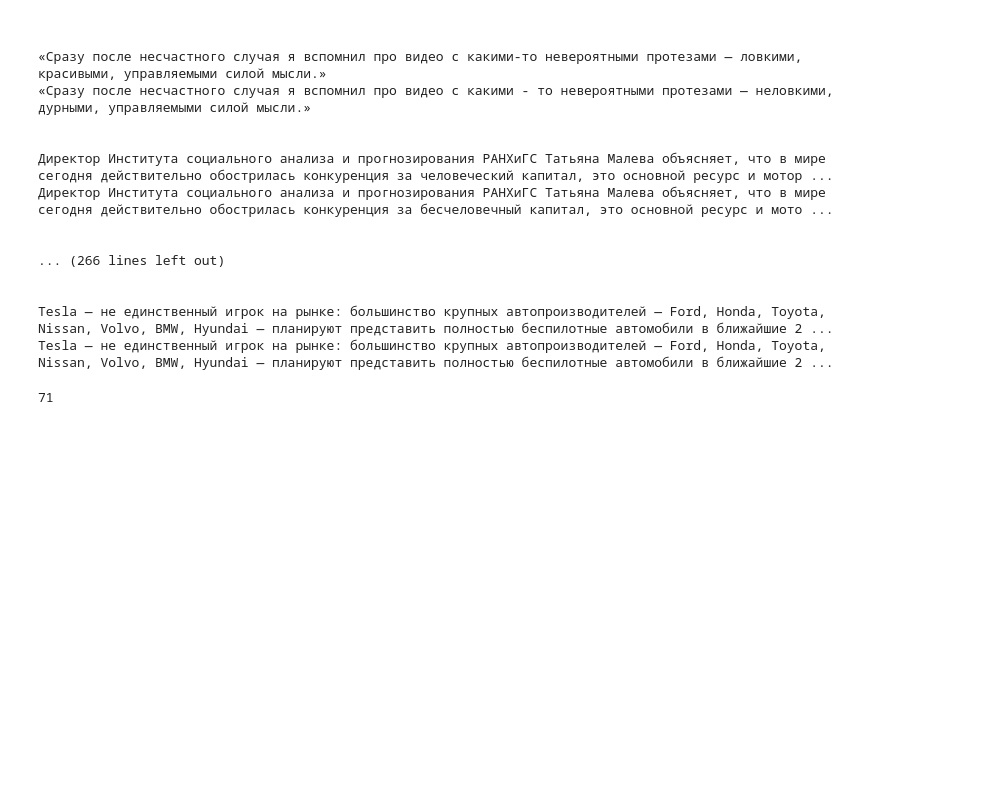
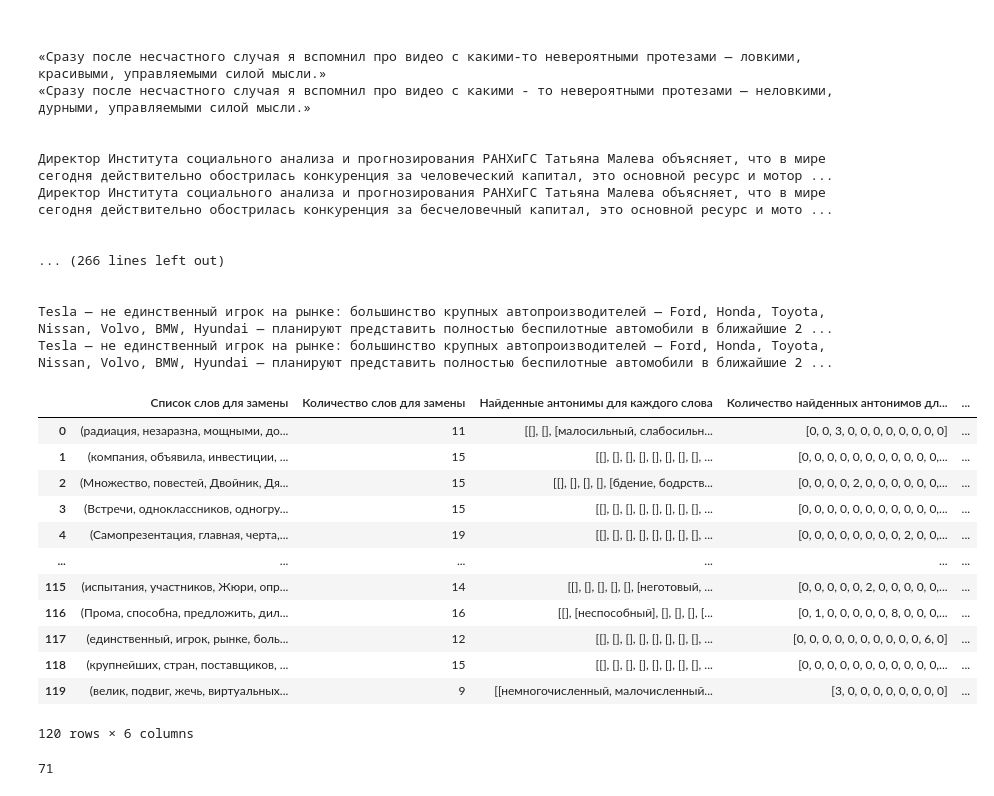
Before and after one commit to zvrva/CEFR-ANALYZER-RESEARCH-NOTEBOOKS, a Jupyter notebook: augmentation/synonyms-and-antonyms/augment-with-ruwordnet-antonyms.ipynb, the cells around one changed output. Saved outputs shown, nothing was run; the diff lists cells and outputs as text; code cells hidden in the pictures; blank space fills up the shorter version.

```diff
--- a/augmentation/synonyms-and-antonyms/augment-with-ruwordnet-antonyms.ipynb
+++ b/augmentation/synonyms-and-antonyms/augment-with-ruwordnet-antonyms.ipynb
@@ -275,6 +276,13 @@ def inflect_antonym_like(source_word, ranked_antonyms):
 # %%
 augmented_texts = []
 texts = []
+
+LIST_WORDS_TO_REPLACE = []
+LEN_WORDS_TO_REPLACE = []
+ANTONYMS_COUNT = []
+FOUNDED_ANTONYMS = []
+RANKED_ANTONYMS = []
+CHANGED_ANTONYM = []
 
 for text in texts_to_augment:
     tokens = tokenize(text)
@@ -284,19 +292,39 @@ for text in texts_to_augment:
         if is_replaceable_word(tokens[idx]):
             words_to_replace[idx] = word
 
+    LEN_WORDS_TO_REPLACE.append(len(words_to_replace))
+    LIST_WORDS_TO_REPLACE.append(words_to_replace.values())
+
     words_to_antonyms = {}
 
     to_print = {}
 
+    ant_count =  []
+    founded_ant = []
+    ranked_ant = []
+    changed_ant = []
+
     for key in words_to_replace.keys():
         antonyms = get_antonyms(tokens[key])
         ranked_antonyms = rank_antonyms(antonyms)
+
+        ant_count.append(len(antonyms))
+        founded_ant.append(antonyms)
+        ranked_ant.append(ranked_antonyms)
 
         if len(ranked_antonyms) > 0:
 
             new_form = inflect_antonym_like(words_to_replace[key], ranked_antonyms)
             if new_form:
                 words_to_antonyms[key] = new_form
+                changed_ant.append(new_form)
+            else:
+                changed_ant.append('')
+
+    ANTONYMS_COUNT.append(ant_count)
+    FOUNDED_ANTONYMS.append(founded_ant)
+    RANKED_ANTONYMS.append(ranked_ant)
+    CHANGED_ANTONYM.append(changed_ant)
 
     new_text = []
 
@@ -333,3 +361,28 @@ for text in texts_to_augment:
 
 Tesla — не единственный игрок на рынке: большинство крупных автопроизводителей — Ford, Honda, Toyota, Nissan, Volvo, BMW, Hyundai — планируют представить полностью беспилотные автомобили в ближайшие 2 ...
 Tesla — не единственный игрок на рынке: большинство крупных автопроизводителей — Ford, Honda, Toyota, Nissan, Volvo, BMW, Hyundai — планируют представить полностью беспилотные автомобили в ближайшие 2 ...
+# %%
+stats_df = pd.DataFrame()
+
+stats_df['Список слов для замены'] = LIST_WORDS_TO_REPLACE
+stats_df['Количество слов для замены'] = LEN_WORDS_TO_REPLACE
+stats_df['Найденные антонимы для каждого слова'] = FOUNDED_ANTONYMS
+stats_df['Количество найденных антонимов для каждого слова'] = ANTONYMS_COUNT
+stats_df['Отсортированные по уменьшению уровня сложности антонимы для каждого слова'] = RANKED_ANTONYMS
+stats_df['Выбранный антоним для каждого слова'] = CHANGED_ANTONYM
+
+stats_df
+# %% [output]
+|  | Список слов для замены | Количество слов для замены | Найденные антонимы для каждого слова | Количество найденных антонимов дл... | ... |
+| 0 | (радиация, незаразна, мощными, до... | 11 | [[], [], [малосильный, слабосильн... | [0, 0, 3, 0, 0, 0, 0, 0, 0, 0, 0] | ... |
+| 1 | (компания, объявила, инвестиции, ... | 15 | [[], [], [], [], [], [], [], [], ... | [0, 0, 0, 0, 0, 0, 0, 0, 0, 0, 0,... | ... |
+| 2 | (Множество, повестей, Двойник, Дя... | 15 | [[], [], [], [], [бдение, бодрств... | [0, 0, 0, 0, 2, 0, 0, 0, 0, 0, 0,... | ... |
+| 3 | (Встречи, одноклассников, одногру... | 15 | [[], [], [], [], [], [], [], [], ... | [0, 0, 0, 0, 0, 0, 0, 0, 0, 0, 0,... | ... |
+| 4 | (Самопрезентация, главная, черта,... | 19 | [[], [], [], [], [], [], [], [], ... | [0, 0, 0, 0, 0, 0, 0, 0, 2, 0, 0,... | ... |
+| ... | ... | ... | ... | ... | ... |
+| 115 | (испытания, участников, Жюри, опр... | 14 | [[], [], [], [], [], [неготовый, ... | [0, 0, 0, 0, 0, 2, 0, 0, 0, 0, 0,... | ... |
+| 116 | (Прома, способна, предложить, дил... | 16 | [[], [неспособный], [], [], [], [... | [0, 1, 0, 0, 0, 0, 0, 8, 0, 0, 0,... | ... |
+| 117 | (единственный, игрок, рынке, боль... | 12 | [[], [], [], [], [], [], [], [], ... | [0, 0, 0, 0, 0, 0, 0, 0, 0, 0, 6, 0] | ... |
+| 118 | (крупнейших, стран, поставщиков, ... | 15 | [[], [], [], [], [], [], [], [], ... | [0, 0, 0, 0, 0, 0, 0, 0, 0, 0, 0,... | ... |
+| 119 | (велик, подвиг, жечь, виртуальных... | 9 | [[немногочисленный, малочисленный... | [3, 0, 0, 0, 0, 0, 0, 0, 0] | ... |
+120 rows × 6 columns
```
Also changed, not shown: parts of 2 cells of this notebook, 26 other files.
